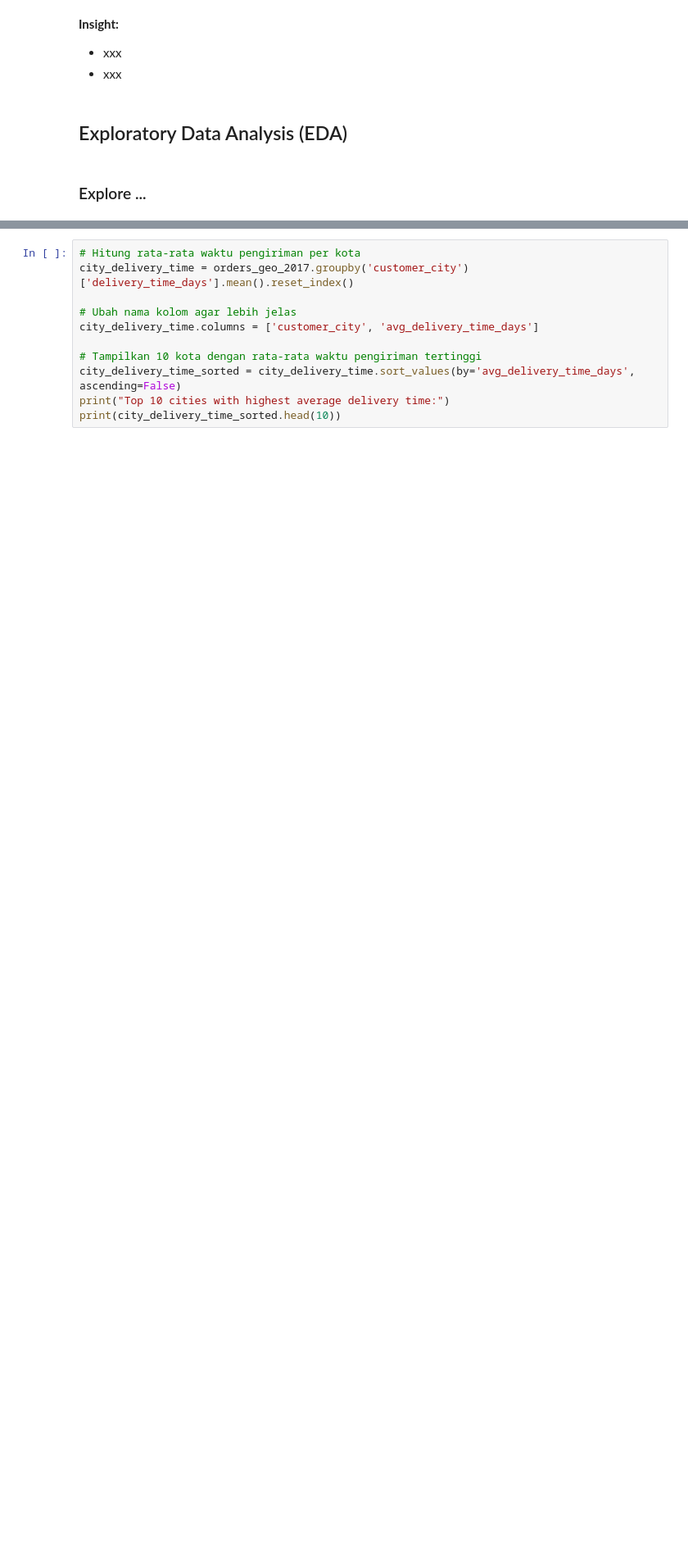
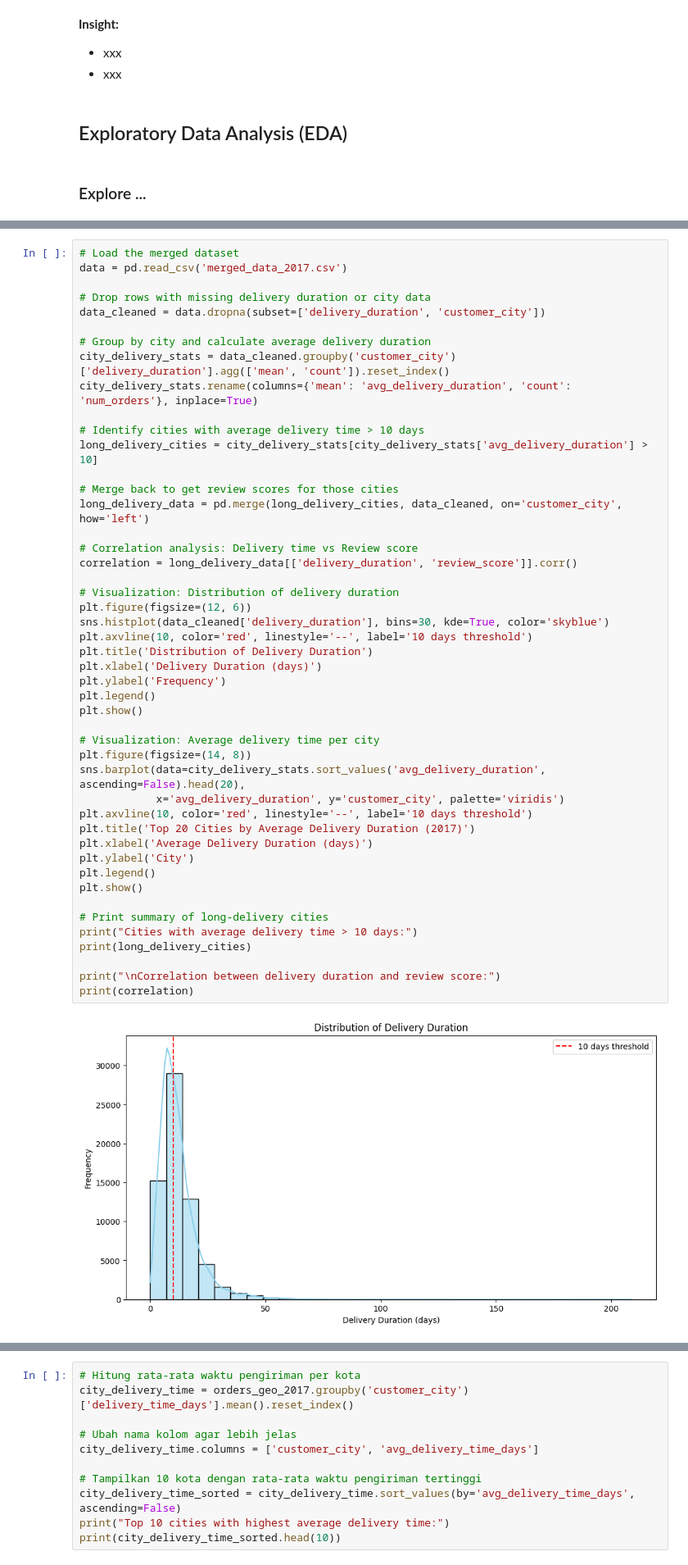
Before and after one commit to faarismuda/E-commerce-Analysis, a Jupyter notebook: Proyek Analisis Data Dicoding - Faaris Muda Dwi Nugraha.ipynb, the cells around one changed output, grey strips where cells are left out. Shown at 82% size. Cells and saved outputs as stored; diff of their text form; blank space fills up the shorter version.

```diff
--- a/Proyek Analisis Data Dicoding - Faaris Muda Dwi Nugraha.ipynb
+++ b/Proyek Analisis Data Dicoding - Faaris Muda Dwi Nugraha.ipynb
@@ -656,0 +140,49 @@ None
+# %%
+# Load the merged dataset
+data = pd.read_csv('merged_data_2017.csv')
+
+# Drop rows with missing delivery duration or city data
+data_cleaned = data.dropna(subset=['delivery_duration', 'customer_city'])
+
+# Group by city and calculate average delivery duration
+city_delivery_stats = data_cleaned.groupby('customer_city')['delivery_duration'].agg(['mean', 'count']).reset_index()
+city_delivery_stats.rename(columns={'mean': 'avg_delivery_duration', 'count': 'num_orders'}, inplace=True)
+
+# Identify cities with average delivery time > 10 days
+long_delivery_cities = city_delivery_stats[city_delivery_stats['avg_delivery_duration'] > 10]
+
+# Merge back to get review scores for those cities
+long_delivery_data = pd.merge(long_delivery_cities, data_cleaned, on='customer_city', how='left')
+
+# Correlation analysis: Delivery time vs Review score
+correlation = long_delivery_data[['delivery_duration', 'review_score']].corr()
+
+# Visualization: Distribution of delivery duration
+plt.figure(figsize=(12, 6))
+sns.histplot(data_cleaned['delivery_duration'], bins=30, kde=True, color='skyblue')
+plt.axvline(10, color='red', linestyle='--', label='10 days threshold')
+plt.title('Distribution of Delivery Duration')
+plt.xlabel('Delivery Duration (days)')
+plt.ylabel('Frequency')
+plt.legend()
+plt.show()
+
+# Visualization: Average delivery time per city
+plt.figure(figsize=(14, 8))
+sns.barplot(data=city_delivery_stats.sort_values('avg_delivery_duration', ascending=False).head(20),
+            x='avg_delivery_duration', y='customer_city', palette='viridis')
+plt.axvline(10, color='red', linestyle='--', label='10 days threshold')
+plt.title('Top 20 Cities by Average Delivery Duration (2017)')
+plt.xlabel('Average Delivery Duration (days)')
+plt.ylabel('City')
+plt.legend()
+plt.show()
+
+# Print summary of long-delivery cities
+print("Cities with average delivery time > 10 days:")
+print(long_delivery_cities)
+
+print("\nCorrelation between delivery duration and review score:")
+print(correlation)
+# %% [output]
+[figure, added]
```
Also changed, not shown: parts of 30 cells of this notebook.
